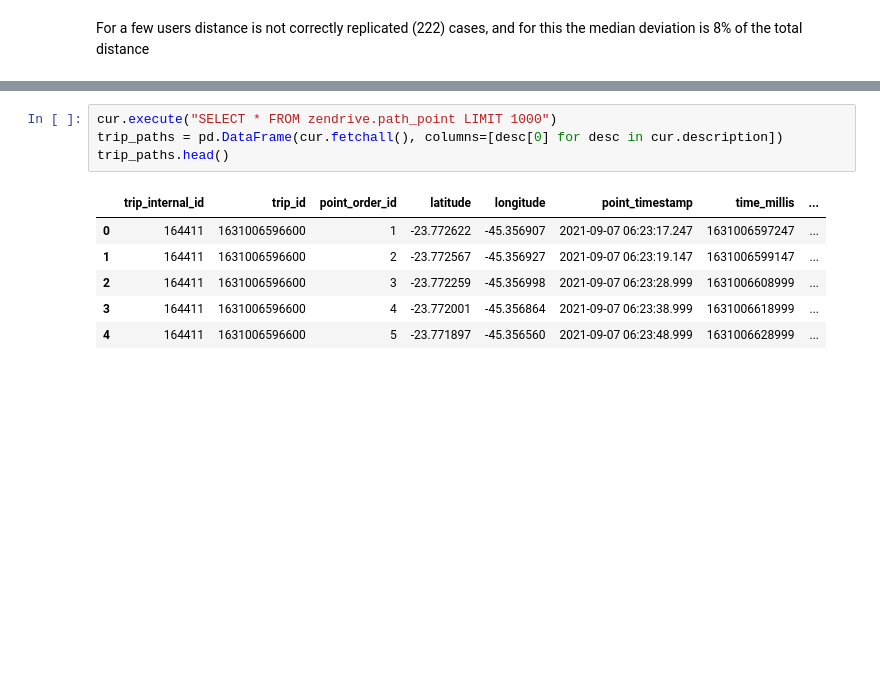
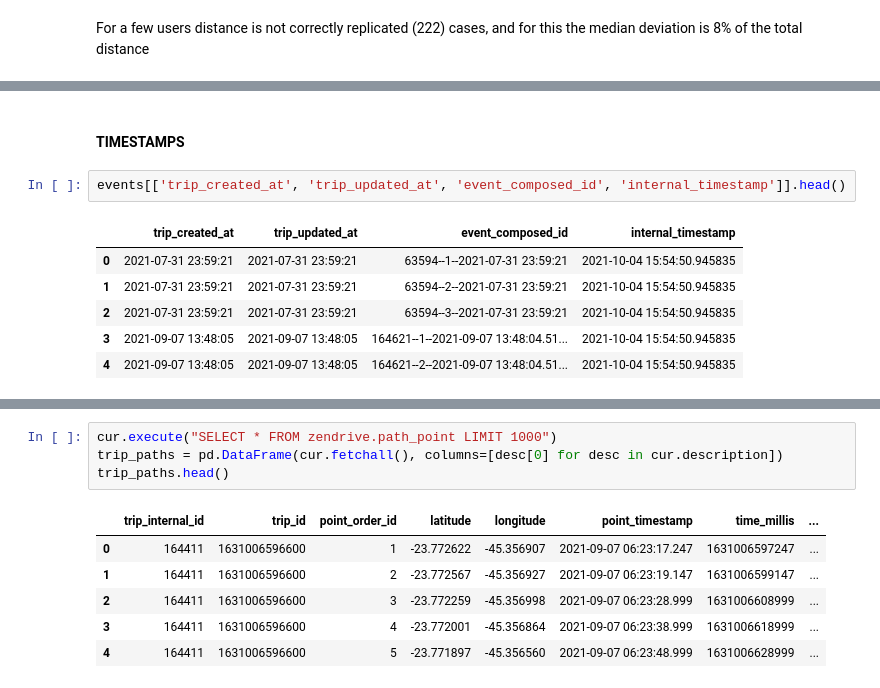
Before and after one commit to AlbertoSCF/location_data_analysis, a Jupyter notebook: DATA-EXPLORATION-0-zendrive_schema.ipynb, the cells around one changed output, grey strips where cells are left out. Cells and saved outputs as stored; diff of their text form; blank space fills up the shorter version.

```diff
--- a/DATA-EXPLORATION-0-zendrive_schema.ipynb
+++ b/DATA-EXPLORATION-0-zendrive_schema.ipynb
@@ -308,0 +335,11 @@ events.head()
+# %% [markdown]
+#### TIMESTAMPS
+# %%
+events[['trip_created_at', 'trip_updated_at', 'event_composed_id', 'internal_timestamp']].head()
+# %% [output]
+|  | trip_created_at | trip_updated_at | event_composed_id | internal_timestamp |
+| 0 | 2021-07-31 23:59:21 | 2021-07-31 23:59:21 | 63594--1--2021-07-31 23:59:21 | 2021-10-04 15:54:50.945835 |
+| 1 | 2021-07-31 23:59:21 | 2021-07-31 23:59:21 | 63594--2--2021-07-31 23:59:21 | 2021-10-04 15:54:50.945835 |
+| 2 | 2021-07-31 23:59:21 | 2021-07-31 23:59:21 | 63594--3--2021-07-31 23:59:21 | 2021-10-04 15:54:50.945835 |
+| 3 | 2021-09-07 13:48:05 | 2021-09-07 13:48:05 | 164621--1--2021-09-07 13:48:04.51... | 2021-10-04 15:54:50.945835 |
+| 4 | 2021-09-07 13:48:05 | 2021-09-07 13:48:05 | 164621--2--2021-09-07 13:48:04.51... | 2021-10-04 15:54:50.945835 |
```
Also changed, not shown: parts of 17 cells of this notebook.
